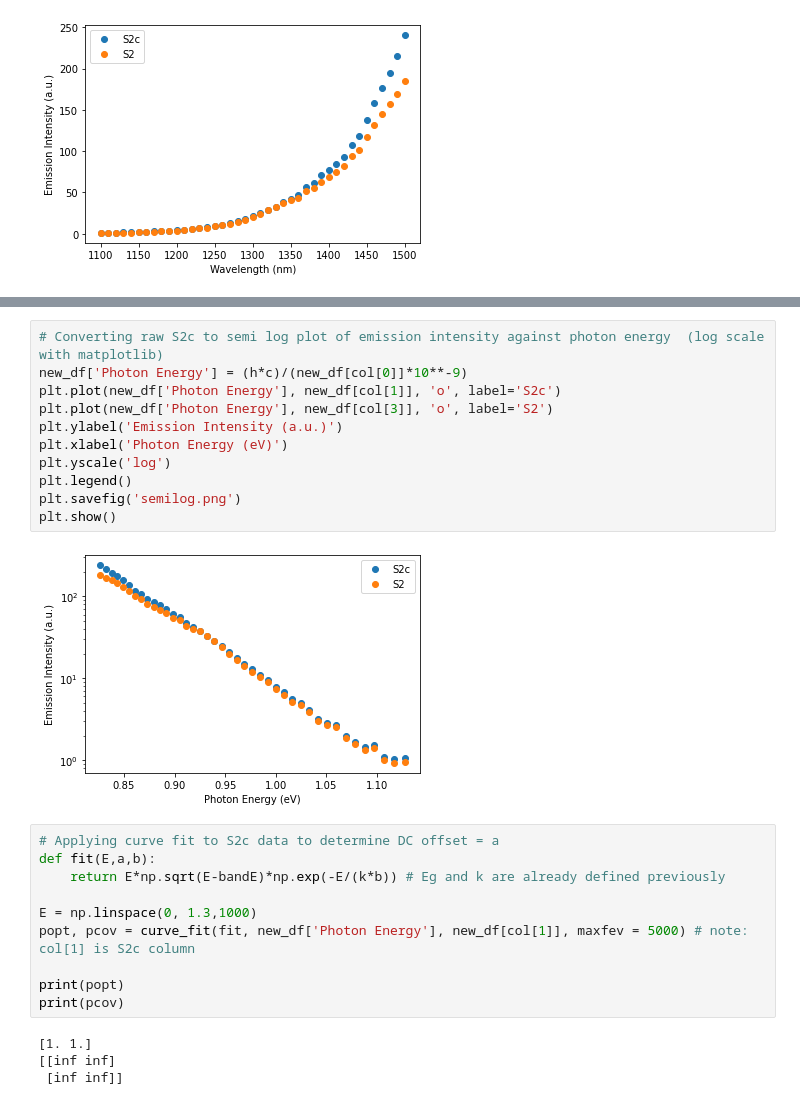
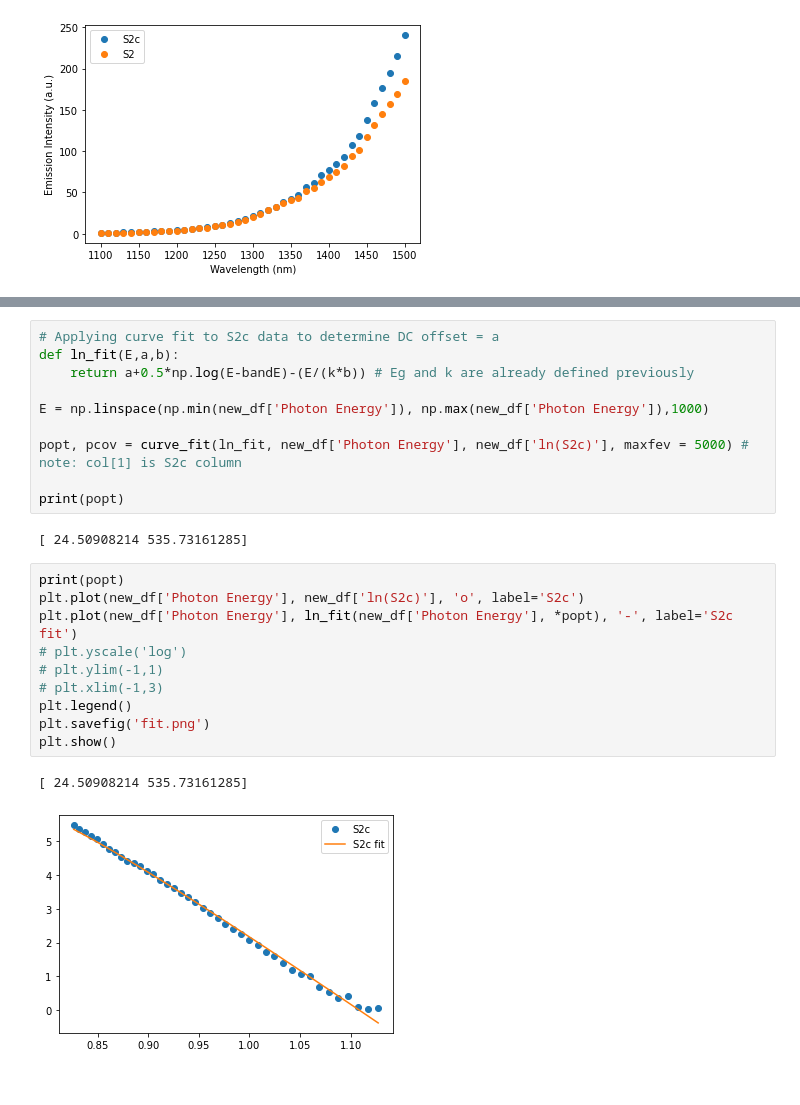
Before and after one commit to teoyi/PROJECT-Automate-Research-Process, a Jupyter notebook: test.ipynb, the cells around one changed output, grey strips where cells are left out. Cells and saved outputs as stored; diff of their text form.

```diff
--- a/test.ipynb
+++ b/test.ipynb
@@ -89,30 +89,28 @@ plt.legend()
 plt.show()
 # %% [output]
 [figure]
+# %%
+# Applying curve fit to S2c data to determine DC offset = a
+def ln_fit(E,a,b):
+    return a+0.5*np.log(E-bandE)-(E/(k*b)) # Eg and k are already defined previously
+
+E = np.linspace(np.min(new_df['Photon Energy']), np.max(new_df['Photon Energy']),1000)
+
+popt, pcov = curve_fit(ln_fit, new_df['Photon Energy'], new_df['ln(S2c)'], maxfev = 5000) # note: col[1] is S2c column
+
+print(popt)
+# %% [output]
+[ 24.50908214 535.73161285]
 # %%
-# Converting raw S2c to semi log plot of emission intensity against photon energy  (log scale with matplotlib)
-new_df['Photon Energy'] = (h*c)/(new_df[col[0]]*10**-9)
-plt.plot(new_df['Photon Energy'], new_df[col[1]], 'o', label='S2c')
-plt.plot(new_df['Photon Energy'], new_df[col[3]], 'o', label='S2')
-plt.ylabel('Emission Intensity (a.u.)')
-plt.xlabel('Photon Energy (eV)')
-plt.yscale('log')
+print(popt)
+plt.plot(new_df['Photon Energy'], new_df['ln(S2c)'], 'o', label='S2c')
+plt.plot(new_df['Photon Energy'], ln_fit(new_df['Photon Energy'], *popt), '-', label='S2c fit')
+# plt.yscale('log')
+# plt.ylim(-1,1)
+# plt.xlim(-1,3)
 plt.legend()
-plt.savefig('semilog.png')
+plt.savefig('fit.png')
 plt.show()
 # %% [output]
+[ 24.50908214 535.73161285]
-[figure, old version]
+[figure, new version]
-# %%
-# Applying curve fit to S2c data to determine DC offset = a
-def fit(E,a,b):
-    return E*np.sqrt(E-bandE)*np.exp(-E/(k*b)) # Eg and k are already defined previously
-
-E = np.linspace(0, 1.3,1000)
-popt, pcov = curve_fit(fit, new_df['Photon Energy'], new_df[col[1]], maxfev = 5000) # note: col[1] is S2c column
-
-print(popt)
-print(pcov)
-# %% [output]
-[1. 1.]
-[[inf inf]
- [inf inf]]
```
Also changed, not shown: parts of 3 cells of this notebook, 1 other file.
